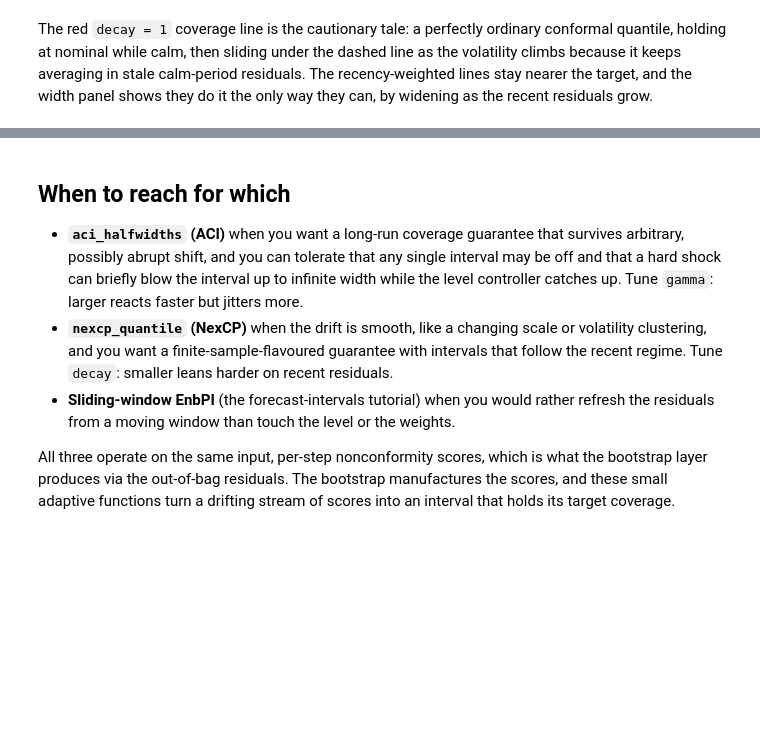
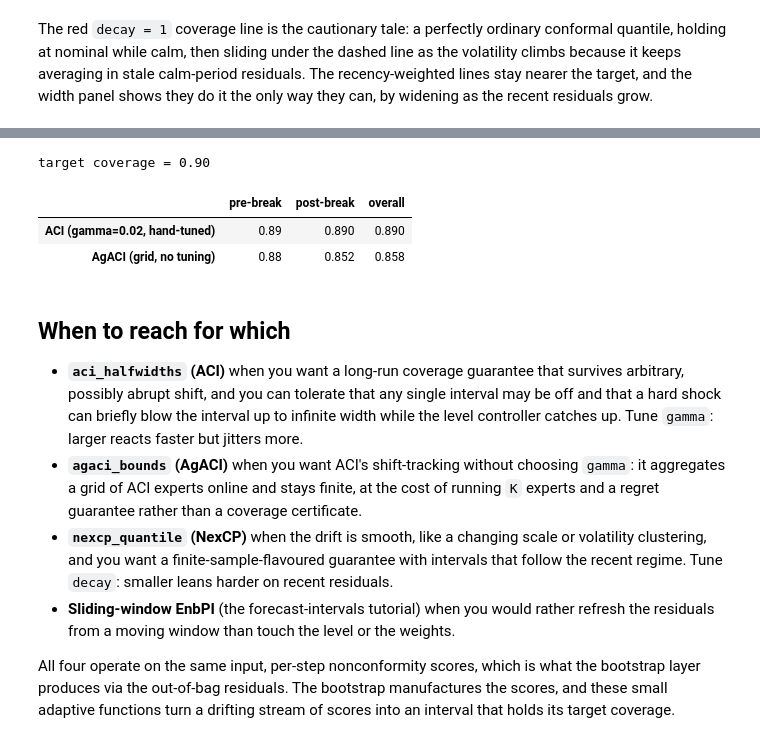
Before and after one commit to astrogilda/tsbootstrap, a Jupyter notebook: docs/source/tutorials/adaptive_drift_aci_nexcp.ipynb, the cells around one changed output, grey strips where cells are left out. Saved outputs shown, nothing was run; the diff lists cells and outputs as text; code cells hidden in the pictures; blank space fills up the shorter version.

```diff
--- a/docs/source/tutorials/adaptive_drift_aci_nexcp.ipynb
+++ b/docs/source/tutorials/adaptive_drift_aci_nexcp.ipynb
@@ -572,3 +592,29 @@ the only way they can, by widening as the recent residuals grow.
+# %%
+# ACI above used a hand-picked gamma=0.02. AgACI aggregates a whole grid of ACI experts,
+# so there is no single gamma to choose. It needs SIGNED residuals (the sign of a miss
+# loads it onto the lower vs the upper bound).
+syn_signed_test = (series - pred)[TEST_START:]
+
+agaci = agaci_bounds(syn_cal, syn_signed_test, alpha=ALPHA)
+# interval at step t is [pred_t - lower[t], pred_t + upper[t]]; covered iff
+# -lower[t] <= s_t <= upper[t].
+syn_agaci_cov = ((syn_signed_test >= -agaci.lower) & (syn_signed_test <= agaci.upper)).astype(float)
+
+agaci_table = pd.DataFrame(
+    {
+        "pre-break": [syn_aci_cov[pre].mean(), syn_agaci_cov[pre].mean()],
+        "post-break": [syn_aci_cov[post].mean(), syn_agaci_cov[post].mean()],
+        "overall": [syn_aci_cov.mean(), syn_agaci_cov.mean()],
+    },
+    index=["ACI (gamma=0.02, hand-tuned)", "AgACI (grid, no tuning)"],
+).round(3)
+print(f"target coverage = {NOMINAL:.2f}\n")
+agaci_table
+# %% [output]
+target coverage = 0.90
+|  | pre-break | post-break | overall |
+| ACI (gamma=0.02, hand-tuned) | 0.89 | 0.890 | 0.890 |
+| AgACI (grid, no tuning) | 0.88 | 0.852 | 0.858 |
 # %% [markdown]
 ## When to reach for which
 
@@ -576,13 +622,16 @@ the only way they can, by widening as the recent residuals grow.
   arbitrary, possibly abrupt shift, and you can tolerate that any single interval may be
   off and that a hard shock can briefly blow the interval up to infinite width while the
   level controller catches up. Tune `gamma`: larger reacts faster but jitters more.
+- **`agaci_bounds` (AgACI)** when you want ACI's shift-tracking without choosing `gamma`:
+  it aggregates a grid of ACI experts online and stays finite, at the cost of running
+  `K` experts and a regret guarantee rather than a coverage certificate.
 - **`nexcp_quantile` (NexCP)** when the drift is smooth, like a changing scale or
   volatility clustering, and you want a finite-sample-flavoured guarantee with intervals
   that follow the recent regime. Tune `decay`: smaller leans harder on recent residuals.
 - **Sliding-window EnbPI** (the forecast-intervals tutorial) when you would rather
   refresh the residuals from a moving window than touch the level or the weights.
 
-All three operate on the same input, per-step nonconformity scores, which is what the
+All four operate on the same input, per-step nonconformity scores, which is what the
 bootstrap layer produces via the out-of-bag residuals. The bootstrap manufactures the
 scores, and these small adaptive functions turn a drifting stream of scores into an
 interval that holds its target coverage.
```
Also changed, not shown: parts of 4 cells of this notebook.
